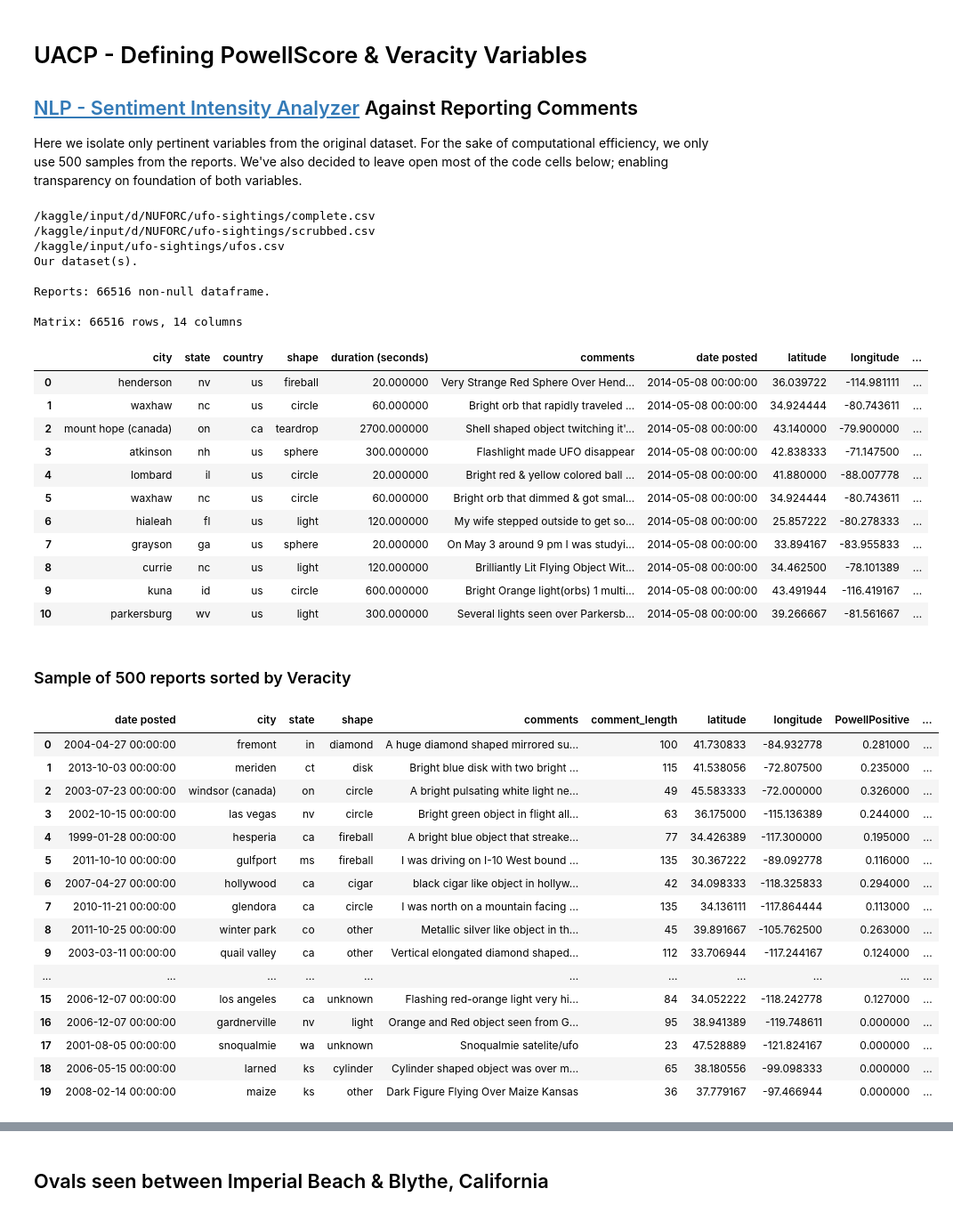
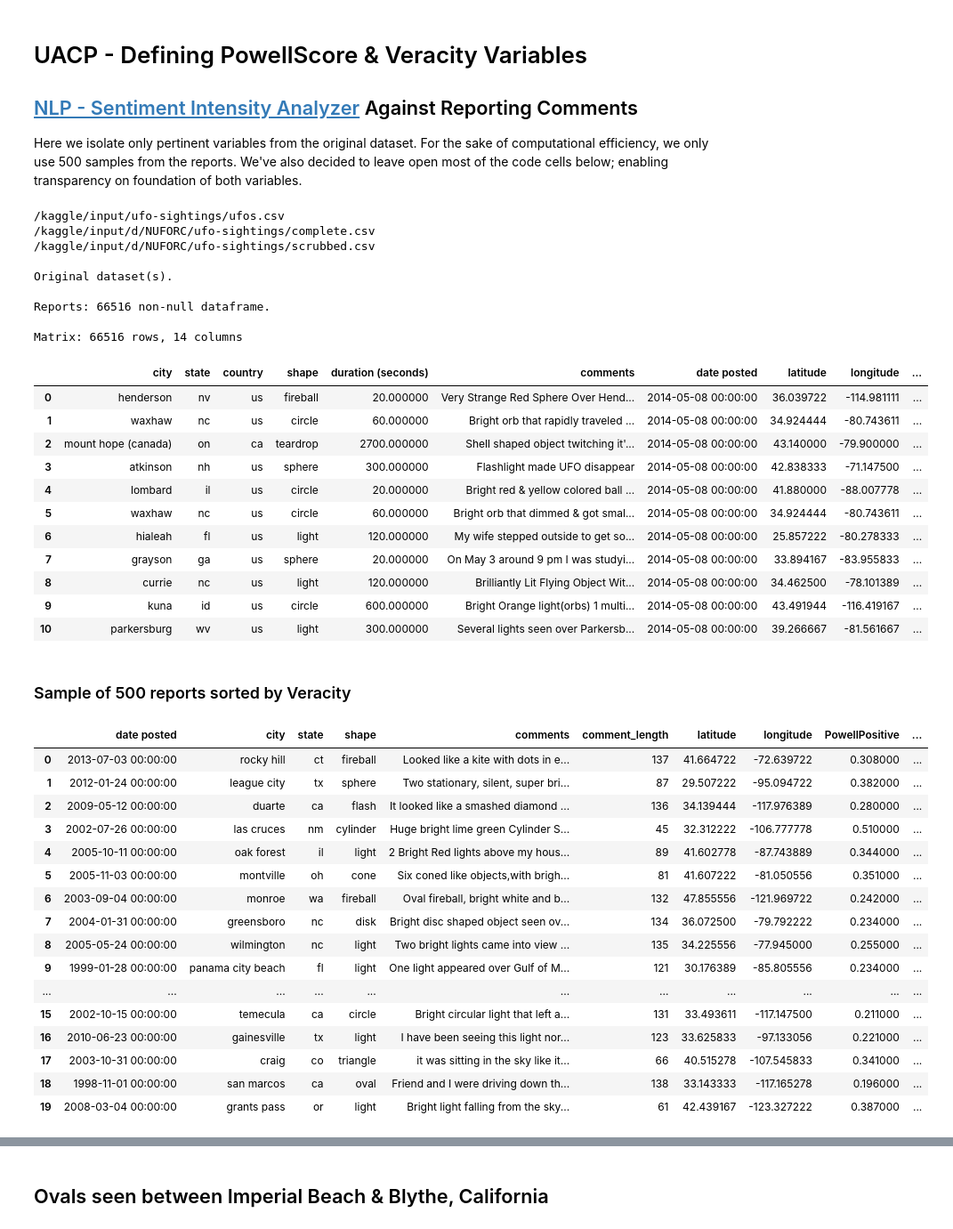
Before and after one commit to DaScient/UACP, a Jupyter notebook: uacp-defining-powellscore-veracity-variables.ipynb, the cells around one changed output, grey strips where cells are left out. Shown at 89% size. Drawn from its saved outputs; the diff is of its cells as text; code cells hidden in the pictures.

```diff
--- a/uacp-defining-powellscore-veracity-variables.ipynb
+++ b/uacp-defining-powellscore-veracity-variables.ipynb
@@ -85,16 +85,17 @@ ca_oval = ca_oval[ca_oval['shape']=='oval']
 
 
 # show
-print("Our dataset(s).")
+print("\nOriginal dataset(s).")
 print(f"\nReports: {len(df)} non-null dataframe.")
 print("\nMatrix:",df.shape[0],"rows,",df.shape[1],"columns")
 df = df.sort_values('date posted',ascending=True).reset_index(drop=True)
 df.tail(11).reset_index(drop=True).style.background_gradient(cmap ='seismic').set_properties(**{'font-size': '11px'}).set_properties(**{'text-align': 'left'})
 # %% [output]
+/kaggle/input/ufo-sightings/ufos.csv
 /kaggle/input/d/NUFORC/ufo-sightings/complete.csv
 /kaggle/input/d/NUFORC/ufo-sightings/scrubbed.csv
-/kaggle/input/ufo-sightings/ufos.csv
-Our dataset(s).
+
+Original dataset(s).
 
 Reports: 66516 non-null dataframe.
 
@@ -154,47 +155,44 @@ def NLP_PowellScore(commentsColumns):
 # %%
 # defining Powell Scores by sentiment outputs: Positive, Negative, Neutral.
 
 # let's only take a small sample - this will definitely take a few minutes, grab yourself some water...
-robert = df.sample(50).copy()
+robert = df.sample(500).copy()
 
 robert["PowellPositive"] = NLP_PowellScore(robert['comments'])[0]
 robert["PowellNegative"] = NLP_PowellScore(robert['comments'])[1]
 robert["PowellNeutral"] = NLP_PowellScore(robert['comments'])[2]
 
 # PowellScore
 robert["PowellScore"] = (robert["PowellPositive"]-robert["PowellNegative"])/robert["PowellNeutral"]
 
 # veracity
 robert["veracity"] = robert["PowellScore"]*robert["comment_length"] # can incorporate lexicon analyses in place of the latter multiple.
 
 # veracity is still very much in progress. we are looking for ways forward to
 # better define them. although, it is important to note that "veracity" will
 # be variable that is subjective to the type of datasets.
-
-
-
-
 columns = ['date posted','city','state','shape','comments','comment_length',\
         'latitude','longitude','PowellPositive',\
         'PowellNegative','PowellNeutral','PowellScore','veracity']
 
-robert[columns].sort_values('veracity',ascending=False).head(20).reset_index(drop=True)\
+df1 = robert[columns].sort_values('veracity',ascending=False).reset_index(drop=True)
+df1[df1['comment_length']>10].head(20)\
         .style.background_gradient(cmap ='seismic').set_properties(**{'font-size': '11px'})
 # %% [output]
 |  | date posted | city | state | shape | comments | comment_length | latitude | longitude | PowellPositive | ... |
-| 0 | 2004-04-27 00:00:00 | fremont | in | diamond | A huge diamond shaped mirrored su... | 100 | 41.730833 | -84.932778 | 0.281000 | ... |
-| 1 | 2013-10-03 00:00:00 | meriden | ct | disk | Bright blue disk with two bright ... | 115 | 41.538056 | -72.807500 | 0.235000 | ... |
-| 2 | 2003-07-23 00:00:00 | windsor (canada) | on | circle | A bright pulsating white light ne... | 49 | 45.583333 | -72.000000 | 0.326000 | ... |
-| 3 | 2002-10-15 00:00:00 | las vegas | nv | circle | Bright green object in flight all... | 63 | 36.175000 | -115.136389 | 0.244000 | ... |
-| 4 | 1999-01-28 00:00:00 | hesperia | ca | fireball | A bright blue object that streake... | 77 | 34.426389 | -117.300000 | 0.195000 | ... |
-| 5 | 2011-10-10 00:00:00 | gulfport | ms | fireball | I was driving on I-10 West bound ... | 135 | 30.367222 | -89.092778 | 0.116000 | ... |
-| 6 | 2007-04-27 00:00:00 | hollywood | ca | cigar | black cigar like object in hollyw... | 42 | 34.098333 | -118.325833 | 0.294000 | ... |
-| 7 | 2010-11-21 00:00:00 | glendora | ca | circle | I was north on a mountain facing ... | 135 | 34.136111 | -117.864444 | 0.113000 | ... |
-| 8 | 2011-10-25 00:00:00 | winter park | co | other | Metallic silver like object in th... | 45 | 39.891667 | -105.762500 | 0.263000 | ... |
-| 9 | 2003-03-11 00:00:00 | quail valley | ca | other | Vertical elongated diamond shaped... | 112 | 33.706944 | -117.244167 | 0.124000 | ... |
+| 0 | 2013-07-03 00:00:00 | rocky hill | ct | fireball | Looked like a kite with dots in e... | 137 | 41.664722 | -72.639722 | 0.308000 | ... |
+| 1 | 2012-01-24 00:00:00 | league city | tx | sphere | Two stationary, silent, super bri... | 87 | 29.507222 | -95.094722 | 0.382000 | ... |
+| 2 | 2009-05-12 00:00:00 | duarte | ca | flash | It looked like a smashed diamond ... | 136 | 34.139444 | -117.976389 | 0.280000 | ... |
+| 3 | 2002-07-26 00:00:00 | las cruces | nm | cylinder | Huge bright lime green Cylinder S... | 45 | 32.312222 | -106.777778 | 0.510000 | ... |
+| 4 | 2005-10-11 00:00:00 | oak forest | il | light | 2 Bright Red lights above my hous... | 89 | 41.602778 | -87.743889 | 0.344000 | ... |
+| 5 | 2005-11-03 00:00:00 | montville | oh | cone | Six coned like objects,with brigh... | 81 | 41.607222 | -81.050556 | 0.351000 | ... |
+| 6 | 2003-09-04 00:00:00 | monroe | wa | fireball | Oval fireball, bright white and b... | 132 | 47.855556 | -121.969722 | 0.242000 | ... |
+| 7 | 2004-01-31 00:00:00 | greensboro | nc | disk | Bright disc shaped object seen ov... | 134 | 36.072500 | -79.792222 | 0.234000 | ... |
+| 8 | 2005-05-24 00:00:00 | wilmington | nc | light | Two bright lights came into view ... | 135 | 34.225556 | -77.945000 | 0.255000 | ... |
+| 9 | 1999-01-28 00:00:00 | panama city beach | fl | light | One light appeared over Gulf of M... | 121 | 30.176389 | -85.805556 | 0.234000 | ... |
 | ... | ... | ... | ... | ... | ... | ... | ... | ... | ... | ... |
-| 15 | 2006-12-07 00:00:00 | los angeles | ca | unknown | Flashing red-orange light very hi... | 84 | 34.052222 | -118.242778 | 0.127000 | ... |
-| 16 | 2006-12-07 00:00:00 | gardnerville | nv | light | Orange and Red object seen from G... | 95 | 38.941389 | -119.748611 | 0.000000 | ... |
-| 17 | 2001-08-05 00:00:00 | snoqualmie | wa | unknown | Snoqualmie satelite/ufo | 23 | 47.528889 | -121.824167 | 0.000000 | ... |
-| 18 | 2006-05-15 00:00:00 | larned | ks | cylinder | Cylinder shaped object was over m... | 65 | 38.180556 | -99.098333 | 0.000000 | ... |
-| 19 | 2008-02-14 00:00:00 | maize | ks | other | Dark Figure Flying Over Maize Kansas | 36 | 37.779167 | -97.466944 | 0.000000 | ... |
+| 15 | 2002-10-15 00:00:00 | temecula | ca | circle | Bright circular light that left a... | 131 | 33.493611 | -117.147500 | 0.211000 | ... |
+| 16 | 2010-06-23 00:00:00 | gainesville | tx | light | I have been seeing this light nor... | 123 | 33.625833 | -97.133056 | 0.221000 | ... |
+| 17 | 2003-10-31 00:00:00 | craig | co | triangle | it was sitting in the sky like it... | 66 | 40.515278 | -107.545833 | 0.341000 | ... |
+| 18 | 1998-11-01 00:00:00 | san marcos | ca | oval | Friend and I were driving down th... | 138 | 33.143333 | -117.165278 | 0.196000 | ... |
+| 19 | 2008-03-04 00:00:00 | grants pass | or | light | Bright light falling from the sky... | 61 | 42.439167 | -123.327222 | 0.387000 | ... |
```
Also changed, not shown: parts of 18 cells of this notebook.
